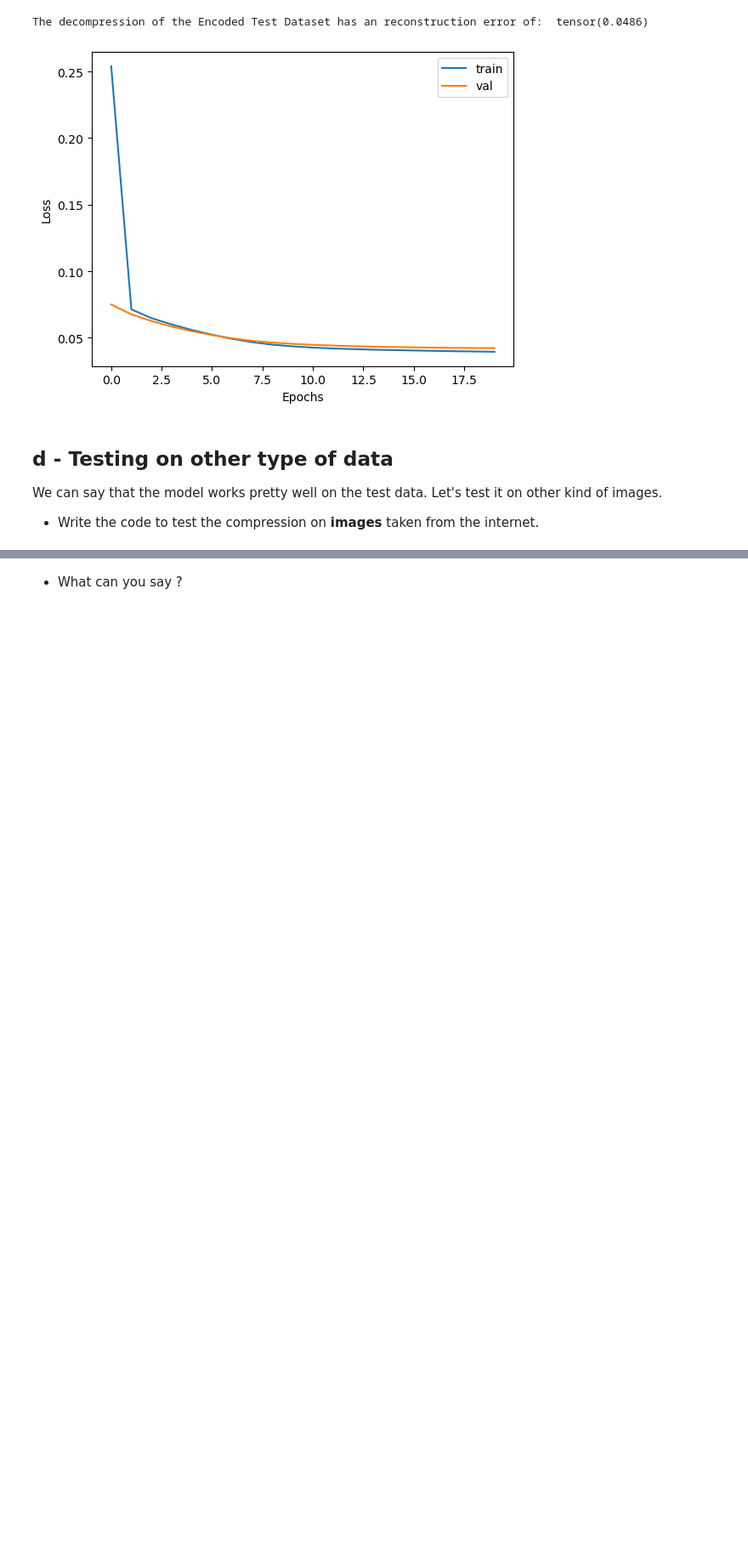
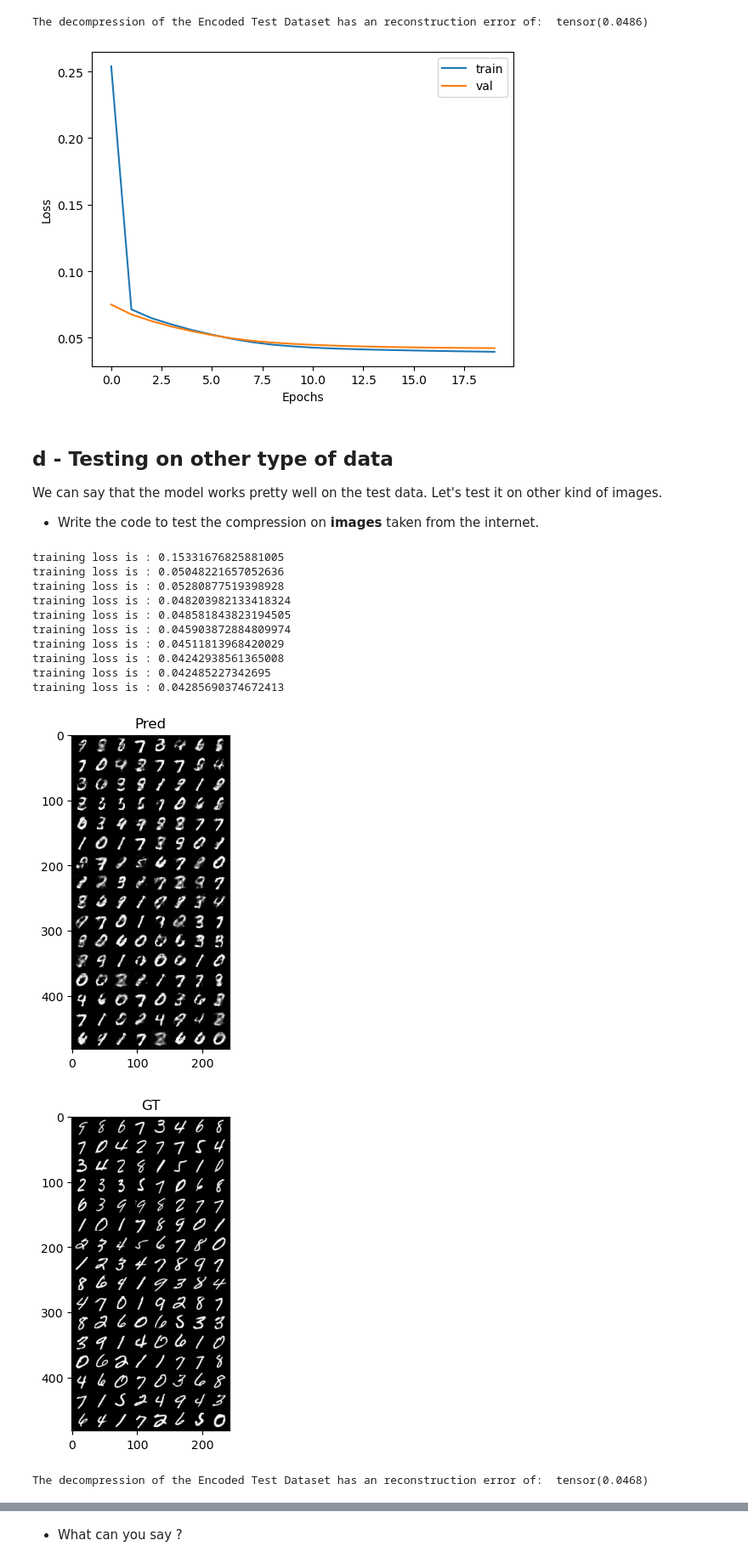
Before and after one commit to MurphLaws/JPEGCompression, a Jupyter notebook: Lab2_AE.ipynb, the cells around one changed output, grey strips where cells are left out. Shown at 85% size. Drawn from its saved outputs; the diff is of its cells as text; code cells hidden in the pictures; blank space fills up the shorter version.

```diff
--- a/Lab2_AE.ipynb
+++ b/Lab2_AE.ipynb
@@ -759,5 +759,77 @@ plt.show()
 We can say that the model works pretty well on the test data. Let's test it on other kind of images.
 
 * Write the code to test the compression on **images** taken from the internet.
+# %%
+
+model = AutoEncoder_MLP(28*28, 64)
+
+# TODO : Train it. Can we copy paste previous things ?
+device = 'cuda' if torch.cuda.is_available() else 'cpu'
+net = model.to(device)
+criterion = nn.MSELoss()
+learning_rate = 0.01
+optimizer = torch.optim.Adam(model.parameters(), lr=learning_rate)
+num_epochs = 10
+
+# TODO : Train it. Can we copy paste previous things ?
+for epoch in range(num_epochs) :
+    running_loss_t,running_loss_v = 0.0, 0.0
+    # Train Loop
+    for i, data in enumerate(train_loader, 0):
+        image, label = train_loader.dataset[i][0], train_loader.dataset[i][1]
+        image_reshaped, label = image.view(1, 28*28), label
+        optimizer.zero_grad()
+        outputs = net(image_reshaped)
+        outputs = outputs.view(1, 28 * 28)
+        loss = criterion(outputs, image_reshaped.to(device))
+        loss.backward()
+        optimizer.step()
+        running_loss_t += loss.item()
+        if i == mini_batches_print :
+            running_loss_t= running_loss_t/mini_batches_print
+            print('training loss is :',running_loss_t)
+            loss_train.append(running_loss_t)
+
+        # Validation Loop
+    with torch.no_grad():
+        for i, data in enumerate(val_loader, 0):
+            image, label = data[0].view(data[0].shape[0],-1).to(device), data[1]
+            outputs = net(image)
+            loss = criterion(outputs, image)
+            optimizer.zero_grad()
+
+    # TODO : Test the Trained Model. Can we copy paste previous stuff ?
+
+    with torch.no_grad():
+      running_loss = []
+      for i, data in enumerate(test_loader, 0):
+        image, label = data[0].view(data[0].shape[0],-1).to(device), data[1]
+        outputs = net(image)
+        outputs = outputs.view([128, 1, 28, 28],-1)
+
+
+    # Plot the last batch
+imshow(torchvision.utils.make_grid(outputs.detach().cpu()),'Pred')
+imshow(torchvision.utils.make_grid(data[0]),'GT')
+
+loss_lists.append(loss_train)
+
+# TODO : Print the reconstruction error over the test dataset
+
+print( 'The decompression of the Encoded Test Dataset has an reconstruction error of: ', criterion(outputs, data[0]))
+# %% [output]
+training loss is : 0.15331676825881005
+training loss is : 0.05048221657052636
+training loss is : 0.05280877519398928
+training loss is : 0.048203982133418324
+training loss is : 0.048581843823194505
+training loss is : 0.045903872884809974
+training loss is : 0.04511813968420029
+training loss is : 0.04242938561365008
+training loss is : 0.042485227342695
+training loss is : 0.04285690374672413
+[figure, added]
+[figure, added]
+The decompression of the Encoded Test Dataset has an reconstruction error of:  tensor(0.0468)
 # %%
 # TODO : Test some images from the internet to see the compression effect
```
Also changed, not shown: parts of 2 cells of this notebook.
